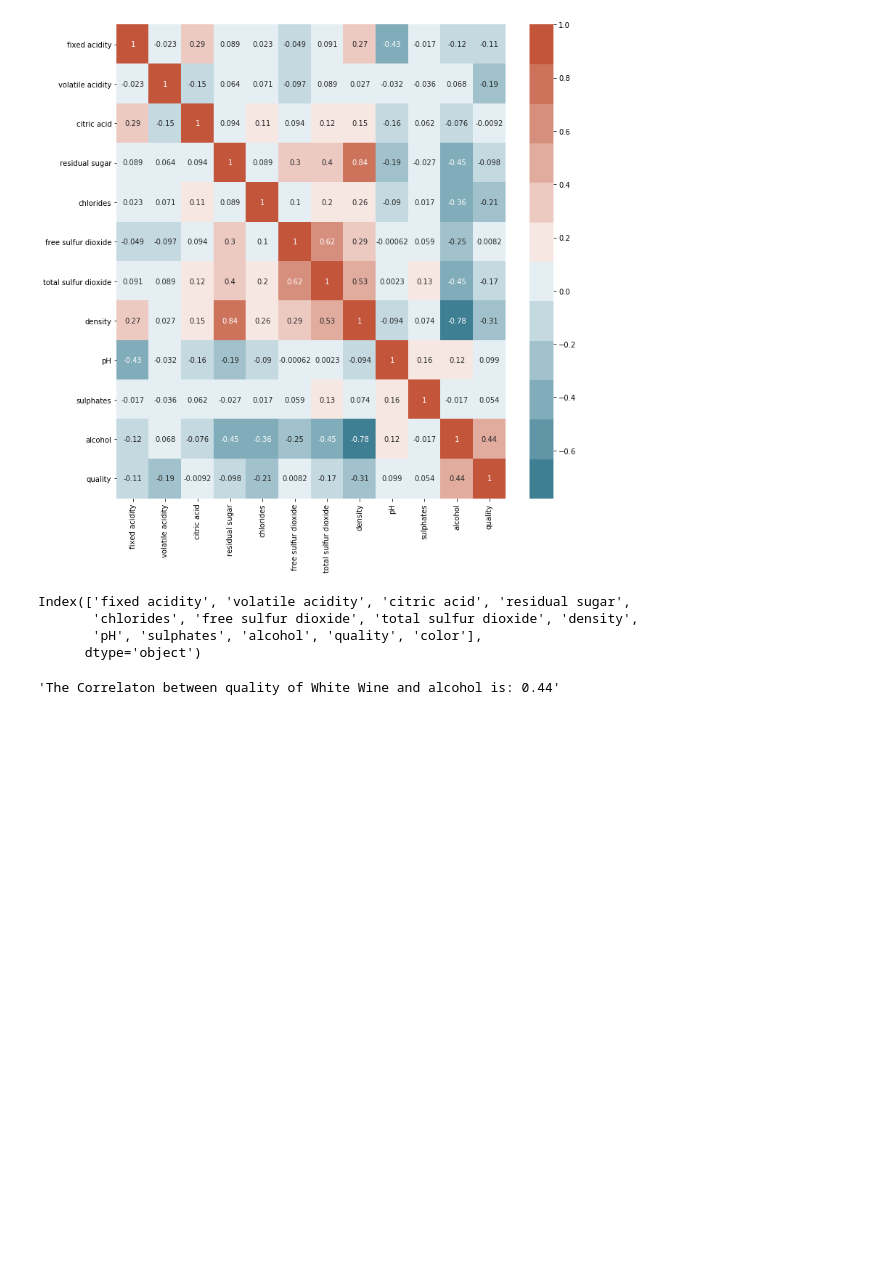
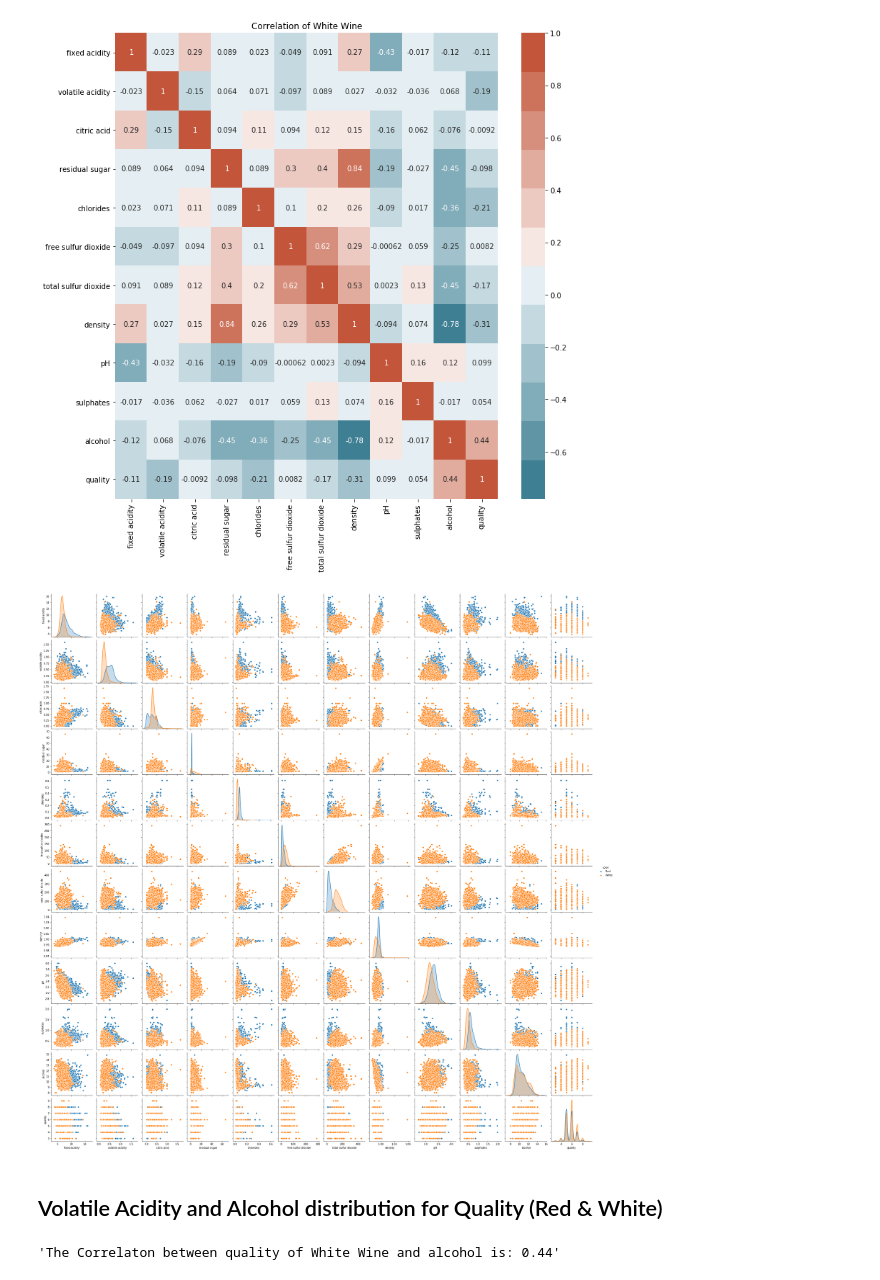
Before and after one commit to SoroushGhaderi/wine_quality_data_analysis_machine_learning, a Jupyter notebook: wine_quality_data_analysis.ipynb, the cells around one changed output. Cells and saved outputs as stored; diff of their text form; code cells hidden in the pictures; blank space fills up the shorter version.

```diff
--- a/wine_quality_data_analysis.ipynb
+++ b/wine_quality_data_analysis.ipynb
@@ -29,16 +33,17 @@ plt.show()
 plt.figure(figsize=(12, 12))
 df_corr = white_wine.corr()
 sns.heatmap(df_corr, cmap=sns.diverging_palette(220, 20, n=12), annot=True)
+plt.title("Correlation of White Wine")
 plt.show()
 # %% [output]
-[figure, old version]
+[figure, new version]
-# %%
-red_wine.columns
-# %% [output]
-Index(['fixed acidity', 'volatile acidity', 'citric acid', 'residual sugar',
-       'chlorides', 'free sulfur dioxide', 'total sulfur dioxide', 'density',
-       'pH', 'sulphates', 'alcohol', 'quality', 'color'],
-      dtype='object')
+# %%
+sns.pairplot(wine, hue= "color")
+plt.show()
+# %% [output]
+[figure, added]
+# %% [markdown]
+## Volatile Acidity and Alcohol distribution for Quality (Red & White)
 # %%
 color_dict = {"white": "#FCF5DB", "red": "#BD1414"}
 # %%
```
Also changed, not shown: parts of 8 cells of this notebook, 3 other files.
